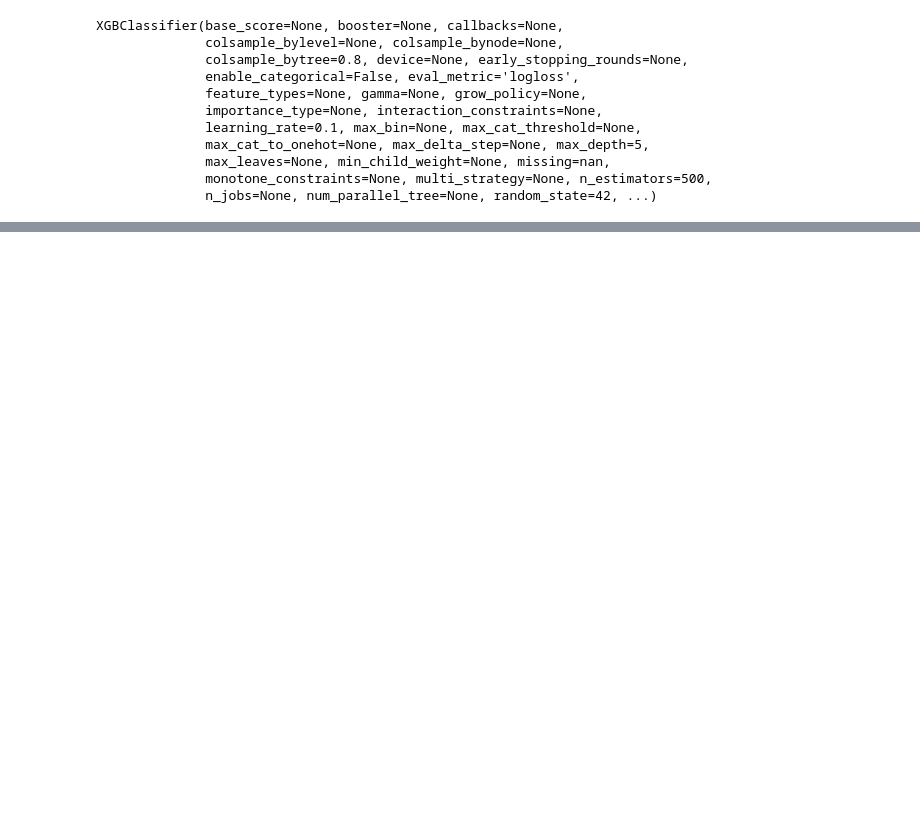
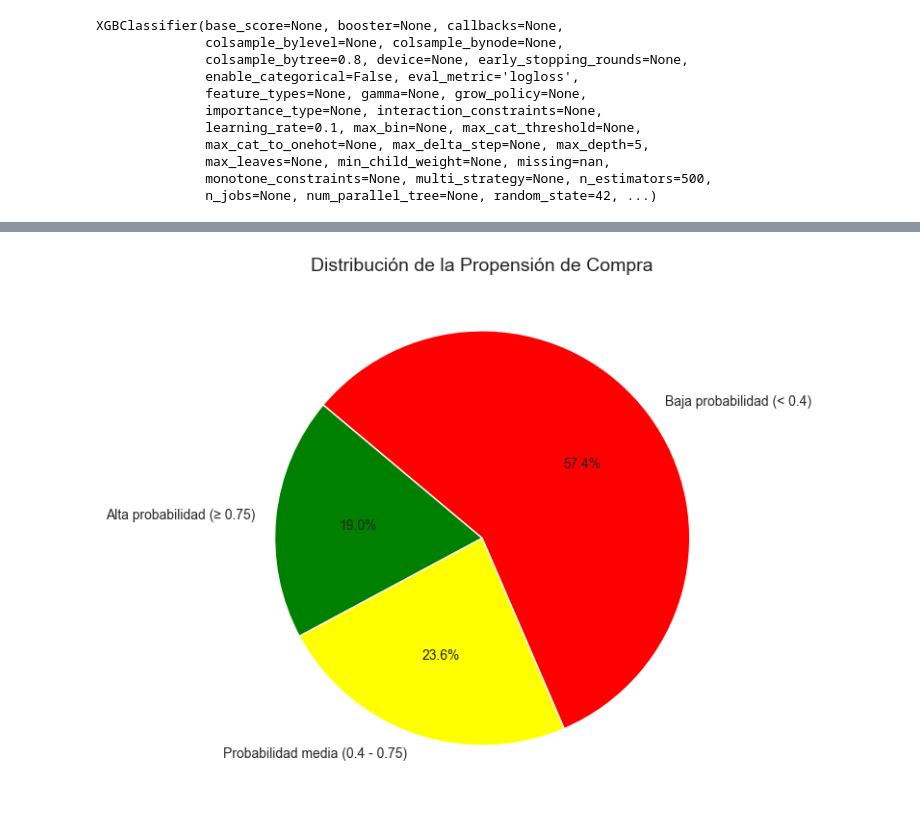
Before and after one commit to seerraa16/IA-LetsGo, a Jupyter notebook: analisis.ipynb, the cells around one changed output, grey strips where cells are left out. Cells and saved outputs as stored; diff of their text form; code cells hidden in the pictures; blank space fills up the shorter version.

```diff
--- a/analisis.ipynb
+++ b/analisis.ipynb
@@ -1147,0 +1189,37 @@ with open(model_filename, 'wb') as model_file:
+# %%
+import pandas as pd
+import matplotlib.pyplot as plt
+import seaborn as sns
+import joblib
+
+# Cargar datos
+data = pd.read_csv("data/processed/IA_PROPENSITY_INPUT.csv", index_col=0)
+
+# Cargar modelo y hacer predicciones
+modelo = joblib.load("models/xgboost.pkl")
+y_pred_proba = modelo.predict_proba(data)[:, 1]
+
+# Agregar la probabilidad de compra al DataFrame
+data["Propension_Compra"] = y_pred_proba
+
+# Definir categorías
+alta_probabilidad = data["Propension_Compra"] >= 0.75
+probabilidad_media = (data["Propension_Compra"] >= 0.4) & (data["Propension_Compra"] < 0.75)
+baja_probabilidad = data["Propension_Compra"] < 0.4
+
+# Calcular porcentajes
+total = len(data)
+porcentajes = {
+    "Alta probabilidad (≥ 0.75)": alta_probabilidad.sum() / total * 100,
+    "Probabilidad media (0.4 - 0.75)": probabilidad_media.sum() / total * 100,
+    "Baja probabilidad (< 0.4)": baja_probabilidad.sum() / total * 100,
+}
+
+# Crear gráfico de pastel
+plt.figure(figsize=(7, 7))
+colors = ["green", "yellow", "red"]
+plt.pie(porcentajes.values(), labels=porcentajes.keys(), autopct="%1.1f%%", colors=colors, startangle=140)
+plt.title("Distribución de la Propensión de Compra", fontsize=14)
+plt.show()
+# %% [output]
+[figure, added]
```
Also changed, not shown: parts of 28 cells of this notebook, 4 other files.
